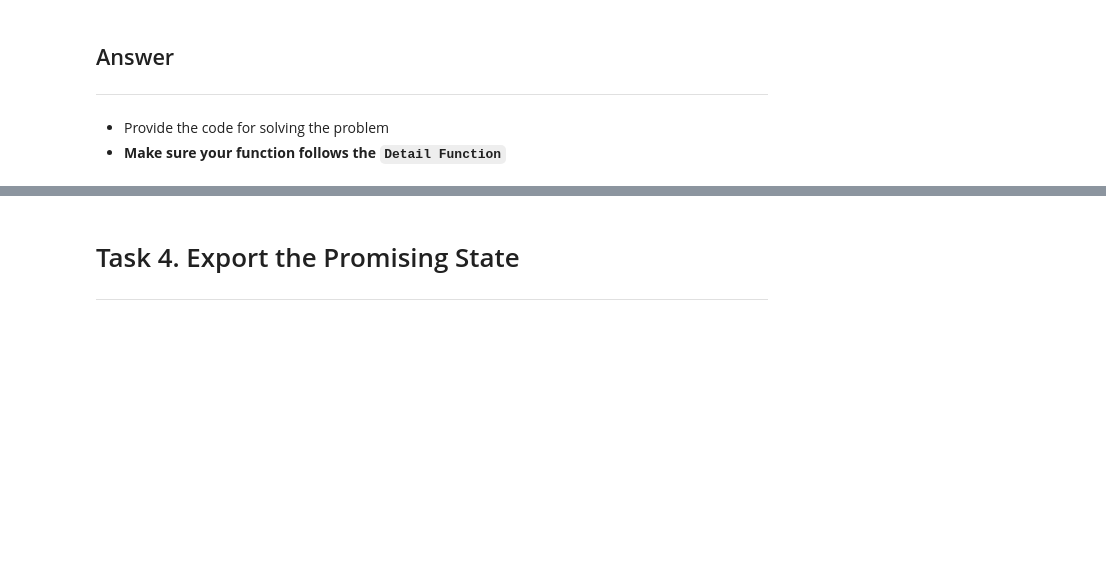
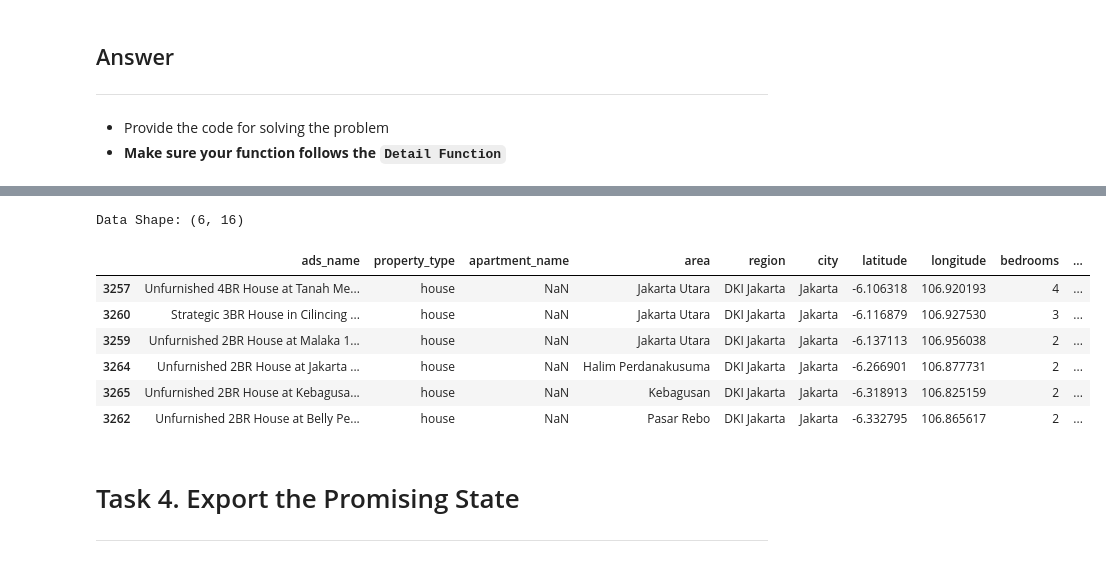
Before and after one commit to rbennum/data-wrangling-lesson, a Jupyter notebook: mentoring-week-6/Week_6_JPP_Data_Viz_&_Wrangling.ipynb, the cells around one changed output, grey strips where cells are left out. Cells and saved outputs as stored; diff of their text form; code cells hidden in the pictures; blank space fills up the shorter version.

```diff
--- a/mentoring-week-6/Week_6_JPP_Data_Viz_&_Wrangling.ipynb
+++ b/mentoring-week-6/Week_6_JPP_Data_Viz_&_Wrangling.ipynb
@@ -424,3 +537,40 @@ Data Shape: (6, 16)
+# %%
+user_config = {
+    'preferences': {
+        'property_type': None,
+        'size': 60.0,
+        'capacity': 4,
+        'is_furnished': None,
+        'yearly_price': 25000000
+    },
+    'location': {
+        # Dekat Kota Tua Jakarta
+        'latitude': -6.1378,
+        'longitude': 106.8144
+    }
+}
+
+data_config = {
+    'path': 'travelio_dki_jakarta.csv'
+}
+
+# Run the function
+user_recommendation = get_user_recommendation(n = 10,
+                                              user_config = user_config,
+                                              data_config = data_config)
+
+# Validate
+print('Data Shape:', user_recommendation.shape)
+user_recommendation
+# %% [output]
+Data Shape: (6, 16)
+|  | ads_name | property_type | apartment_name | area | region | city | latitude | longitude | bedrooms | ... |
+| 3257 | Unfurnished 4BR House at Tanah Me... | house | NaN | Jakarta Utara | DKI Jakarta | Jakarta | -6.106318 | 106.920193 | 4 | ... |
+| 3260 | Strategic 3BR House in Cilincing ... | house | NaN | Jakarta Utara | DKI Jakarta | Jakarta | -6.116879 | 106.927530 | 3 | ... |
+| 3259 | Unfurnished 2BR House at Malaka 1... | house | NaN | Jakarta Utara | DKI Jakarta | Jakarta | -6.137113 | 106.956038 | 2 | ... |
+| 3264 | Unfurnished 2BR House at Jakarta ... | house | NaN | Halim Perdanakusuma | DKI Jakarta | Jakarta | -6.266901 | 106.877731 | 2 | ... |
+| 3265 | Unfurnished 2BR House at Kebagusa... | house | NaN | Kebagusan | DKI Jakarta | Jakarta | -6.318913 | 106.825159 | 2 | ... |
+| 3262 | Unfurnished 2BR House at Belly Pe... | house | NaN | Pasar Rebo | DKI Jakarta | Jakarta | -6.332795 | 106.865617 | 2 | ... |
 # %% [markdown]
 # Task 4. Export the Promising State
 
```
Also changed, not shown: parts of 8 cells of this notebook.
